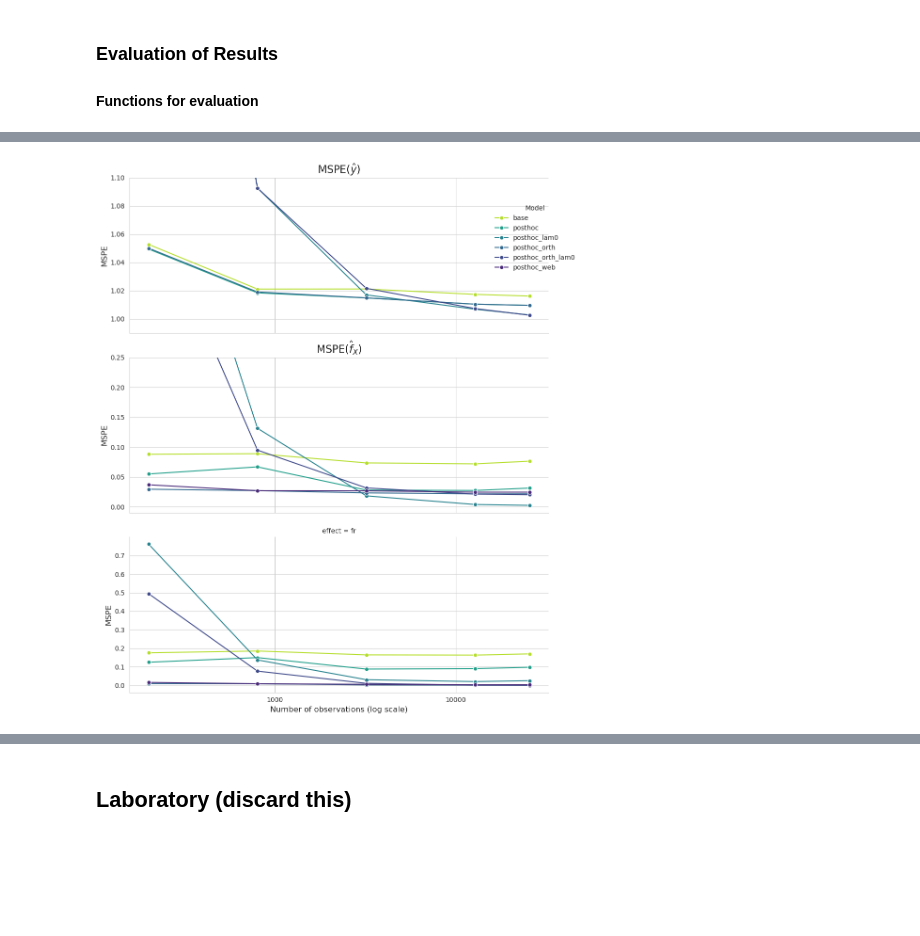
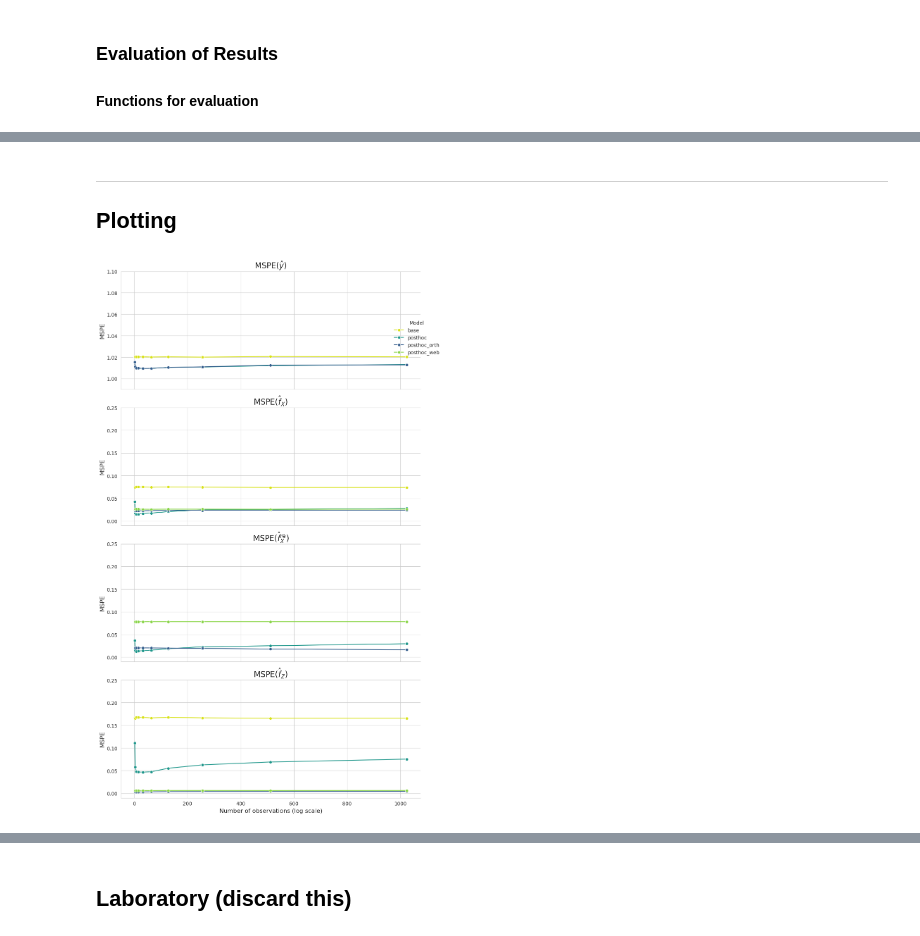
Before and after one commit to mpff/cocodeel, a Jupyter notebook: experiments/simulation_images/2-evaluation.ipynb, the cells around one changed output, grey strips where cells are left out. Drawn from its saved outputs; the diff is of its cells as text; code cells hidden in the pictures; blank space fills up the shorter version.

Commit message:
Add all experiments to simulation notebooks

```diff
--- a/experiments/simulation_images/2-evaluation.ipynb
+++ b/experiments/simulation_images/2-evaluation.ipynb
@@ -248,8 +246,12 @@ Effects: ['y', 'fx', 'fz', 'fr']
+# %% [markdown]
+---
+
+## Plotting
 # %%
 import seaborn as sns
 import matplotlib.pyplot as plt
 
-def plot_experiment_results(df, effects=['y', 'fx'], metrics=['mspe'], models=None):
+def plot_experiment_results(df, x='n', effects=['y', 'fx'], metrics=['mspe'], models=None):
     """Create a nice visualization of experiment results using seaborn."""
 
     # Filter data
@@ -263,15 +265,16 @@ def plot_experiment_results(df, effects=['y', 'fx'], metrics=['mspe'], models=No
     ]
 
     # Define custom palette based on viridis colors
-    base_pal = sns.color_palette("viridis", n_colors=8)
+    # Group by base, posthoc, orthogonalized and other (web).
+    base_pal = sns.color_palette("viridis", n_colors=16)
     palette = {
-        "base": base_pal[7],
-        "covar": base_pal[6],
-        "posthoc": base_pal[4],
-        "posthoc_lam0": base_pal[3],
-        "posthoc_orth": base_pal[2],
-        "posthoc_orth_lam0": base_pal[1],
-        "posthoc_web": base_pal[0]
+        "base": base_pal[15],
+        "covar": base_pal[14],
+        "posthoc": base_pal[8],
+        "posthoc_lam0": base_pal[8],
+        "posthoc_orth": base_pal[4],
+        "posthoc_orth_lam0": base_pal[4],
+        "posthoc_web": base_pal[13]
     }
 
     sns.set_style("whitegrid")
@@ -284,15 +287,16 @@ def plot_experiment_results(df, effects=['y', 'fx'], metrics=['mspe'], models=No
         hue="model",
         sharey=False,
         height=4,
-        aspect=2,
+        aspect=2.0,
         palette=palette
     )
 
-    # Plot lines with error bands
+    # Ensure lam0 models have different line styles
     def plot_line(data, color=None, label=None, **kwargs):
+        line_style = '-' if 'lam0' not in label else '--'
         sns.lineplot(
-            data=data, x="n", y="value",
-            marker="o", color=color, label=label, **kwargs
+            data=data, x=x, y="value",
+            marker="o", color=color, label=label, linestyle=line_style, **kwargs
         )
 
     g.map_dataframe(plot_line)
@@ -306,7 +310,10 @@ def plot_experiment_results(df, effects=['y', 'fx'], metrics=['mspe'], models=No
 
     # Format axes
     for ax in g.axes.flat:
-        ax.set_xscale("log")
+        if x == 'n':
+            ax.set_xscale("log")
+        else:
+            ax.set_xscale("linear")
         ax.set_xlabel("Number of observations (log scale)", fontsize=12)
         ax.set_ylabel("MSPE", fontsize=12)
         ax.get_xaxis().set_major_formatter(plt.ScalarFormatter())
@@ -314,7 +321,7 @@ def plot_experiment_results(df, effects=['y', 'fx'], metrics=['mspe'], models=No
         effect = ax.get_title().split(' = ')[-1] if 'effect' in ax.get_title() else None
         if effect == 'y':
             ax.set_ylim(0.99, 1.10)
-        elif effect in ['fx', 'fz']:
+        elif effect in ['fx', 'fz', 'fr']:
             ax.set_ylim(-0.01, 0.25)
 
     # Set titles based on effects
@@ -332,11 +339,12 @@ def plot_experiment_results(df, effects=['y', 'fx'], metrics=['mspe'], models=No
     plt.tight_layout()
     return g
 # %%
+df_all = pd.read_csv("results/simulation_images/increasing_q_20251023_113829.csv")
 # Example usage after df_all is created:
-plot_experiment_results(df_all, effects=['y', 'fx', 'fr'], metrics=['mspe'])
+plot_experiment_results(df_all, x='q', effects=['y', 'fx', 'fr', 'fz'], metrics=['mspe'], models=['base', 'posthoc', 'posthoc_orth', 'posthoc_web'])
 plt.show()
 # %% [output]
-[figure, old version]
+[figure, new version]
 # %%
 import seaborn as sns
 import matplotlib.pyplot as plt
```
Also changed, not shown: parts of 5 cells of this notebook, 2 other files.
